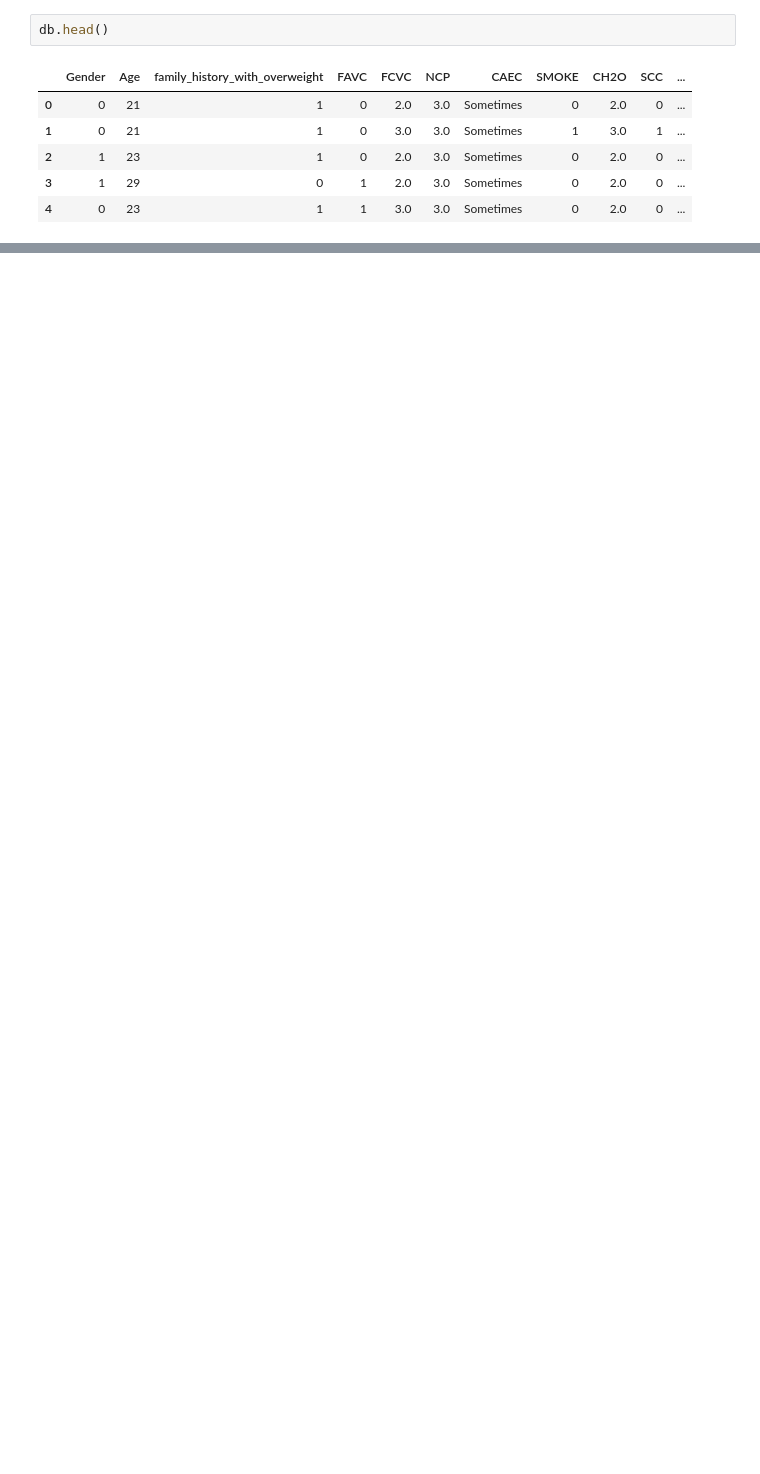
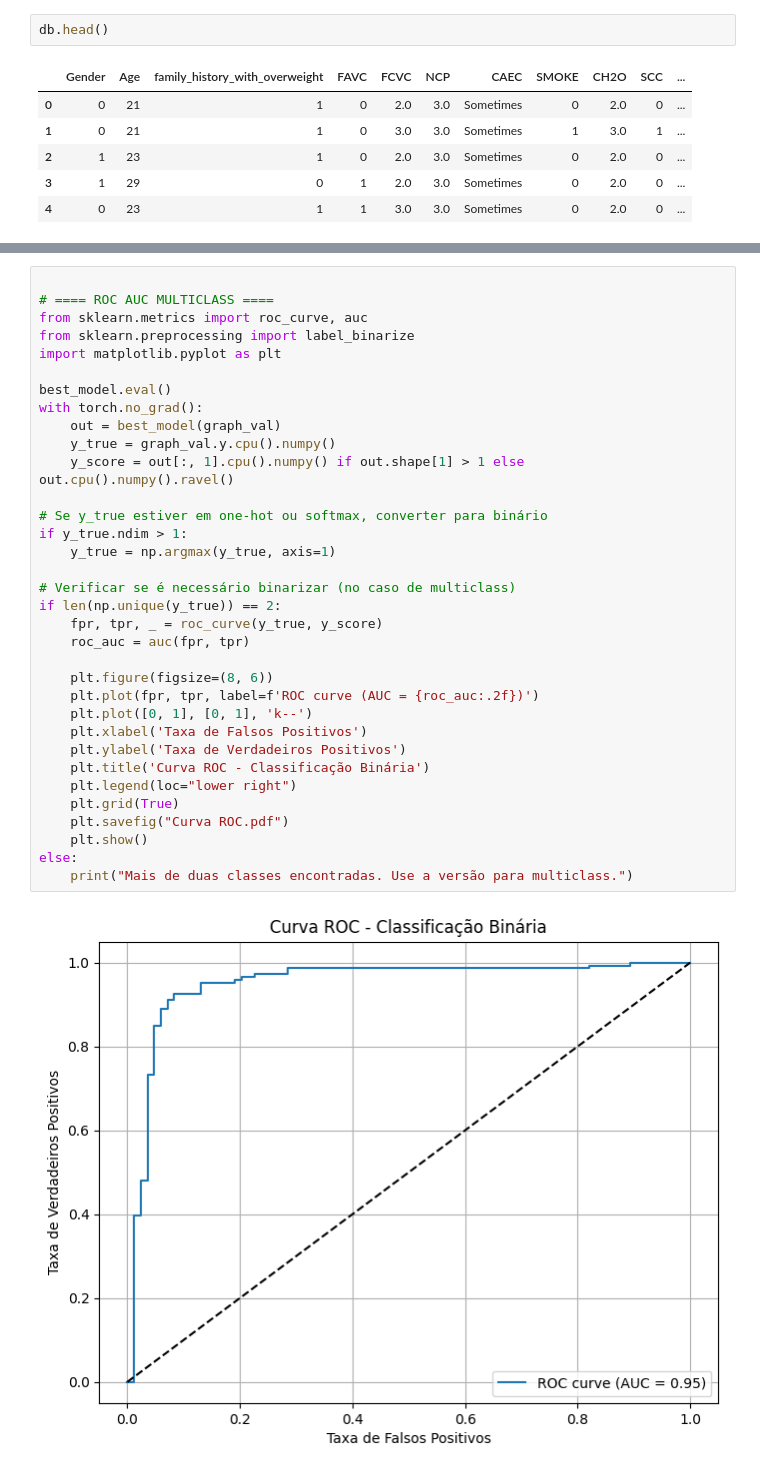
Before and after one commit to raphaelp-silva/GNN_Predictive_Model_Obesity, a Jupyter notebook: Model_GNN_Obesity.ipynb, the cells around one changed output, grey strips where cells are left out. Cells and saved outputs as stored; diff of their text form; blank space fills up the shorter version.

```diff
--- a/Model_GNN_Obesity.ipynb
+++ b/Model_GNN_Obesity.ipynb
@@ -848,0 +856,36 @@ db.head()
+# %%
+
+# ==== ROC AUC MULTICLASS ====
+from sklearn.metrics import roc_curve, auc
+from sklearn.preprocessing import label_binarize
+import matplotlib.pyplot as plt
+
+best_model.eval()
+with torch.no_grad():
+    out = best_model(graph_val)
+    y_true = graph_val.y.cpu().numpy()
+    y_score = out[:, 1].cpu().numpy() if out.shape[1] > 1 else out.cpu().numpy().ravel()
+
+# Se y_true estiver em one-hot ou softmax, converter para binário
+if y_true.ndim > 1:
+    y_true = np.argmax(y_true, axis=1)
+
+# Verificar se é necessário binarizar (no caso de multiclass)
+if len(np.unique(y_true)) == 2:
+    fpr, tpr, _ = roc_curve(y_true, y_score)
+    roc_auc = auc(fpr, tpr)
+
+    plt.figure(figsize=(8, 6))
+    plt.plot(fpr, tpr, label=f'ROC curve (AUC = {roc_auc:.2f})')
+    plt.plot([0, 1], [0, 1], 'k--')
+    plt.xlabel('Taxa de Falsos Positivos')
+    plt.ylabel('Taxa de Verdadeiros Positivos')
+    plt.title('Curva ROC - Classificação Binária')
+    plt.legend(loc="lower right")
+    plt.grid(True)
+    plt.savefig("Curva ROC.pdf")
+    plt.show()
+else:
+    print("Mais de duas classes encontradas. Use a versão para multiclass.")
+# %% [output]
+[figure, added]
```
Also changed, not shown: parts of 21 cells of this notebook.
